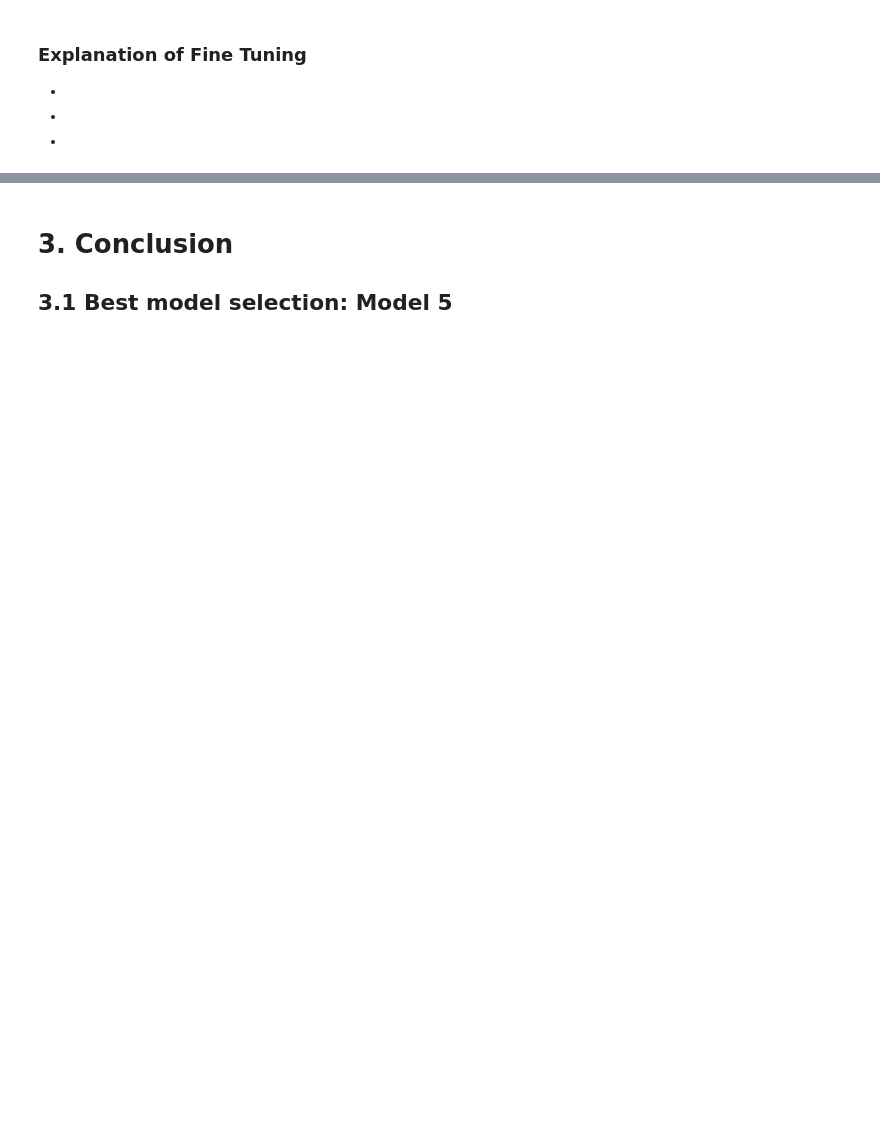
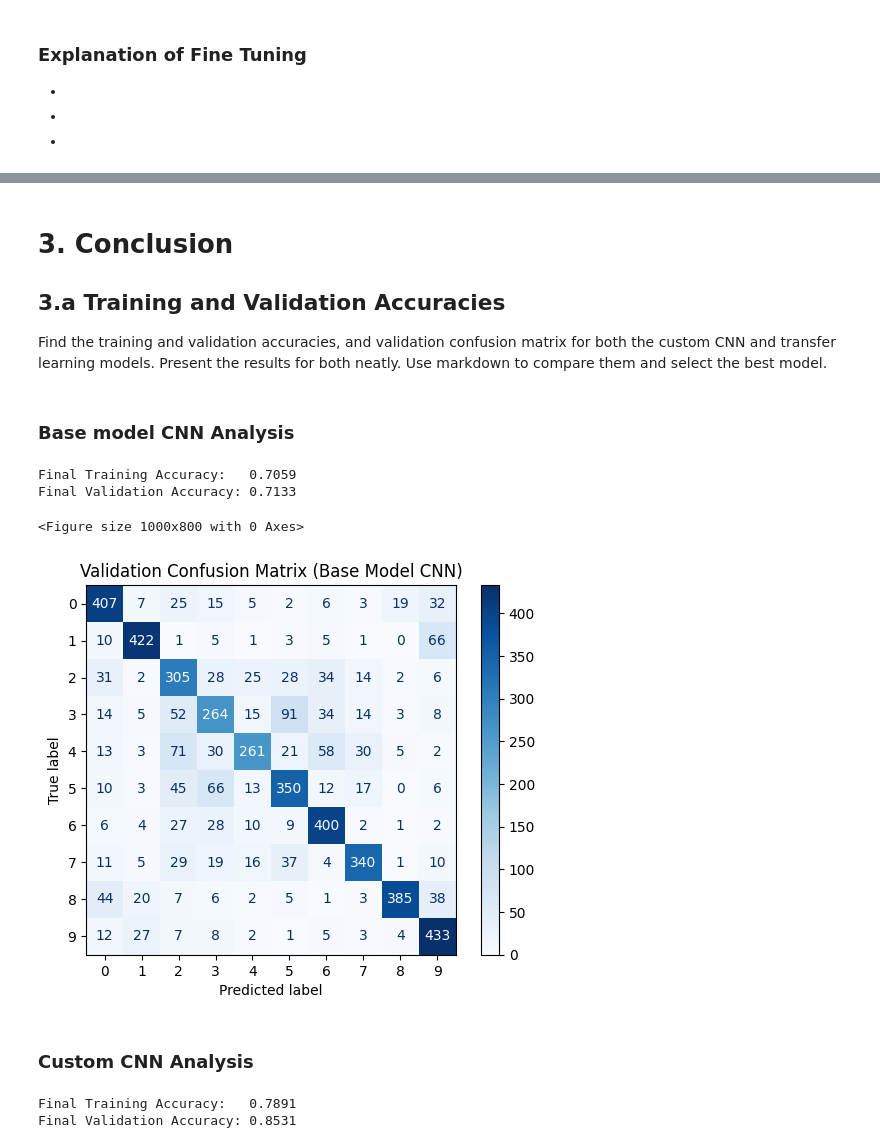
Before and after one commit to DanielMelo46/Neural_Networks_Assignment_1, a Jupyter notebook: assignment_3.ipynb, the cells around one changed output, grey strips where cells are left out. Drawn from its saved outputs; the diff is of its cells as text; code cells hidden in the pictures; blank space fills up the shorter version.

Commit message:
Transfer model results

```diff
--- a/assignment_3.ipynb
+++ b/assignment_3.ipynb
@@ -309,3 +309,41 @@ Epoch 20/20
 # %% [markdown]
 # 3. Conclusion
-## 3.1 Best model selection: Model 5
+## 3.a Training and Validation Accuracies
+Find the training and validation accuracies, and validation confusion matrix for both the custom CNN and transfer learning models. Present the results for both neatly. Use markdown to compare them and select the best model.
+# %% [markdown]
+### Base model CNN Analysis
+# %%
+final_train_acc_base = 0.7059
+final_val_acc_base = 0.7133
+
+print(f"Final Training Accuracy:   {final_train_acc_base:.4f}")
+print(f"Final Validation Accuracy: {final_val_acc_base:.4f}")
+# %% [output]
+Final Training Accuracy:   0.7059
+Final Validation Accuracy: 0.7133
+# %%
+y_true_base = label_val
+y_prob_base = model.predict(features_val.astype("float32") / 255.0, batch_size=batch_size, verbose=0)
+y_pred_base = np.argmax(y_prob_base, axis=1)
+
+cm = confusion_matrix(y_true_base, y_pred_base)
+
+plt.figure(figsize=(10, 8))
+disp = ConfusionMatrixDisplay(confusion_matrix=cm)
+disp.plot(cmap="Blues", values_format="d")
+plt.title("Validation Confusion Matrix (Base Model CNN)")
+plt.show()
+# %% [output]
+<Figure size 1000x800 with 0 Axes>
+[figure, added]
+# %% [markdown]
+### Custom CNN Analysis
+# %%
+final_train_acc = history_fine.history["accuracy"][-1]
+final_val_acc = history_fine.history["val_accuracy"][-1]
+
+print(f"Final Training Accuracy:   {final_train_acc:.4f}")
+print(f"Final Validation Accuracy: {final_val_acc:.4f}")
+# %% [output]
+Final Training Accuracy:   0.7891
+Final Validation Accuracy: 0.8531
```
Also changed, not shown: parts of 9 cells of this notebook.
